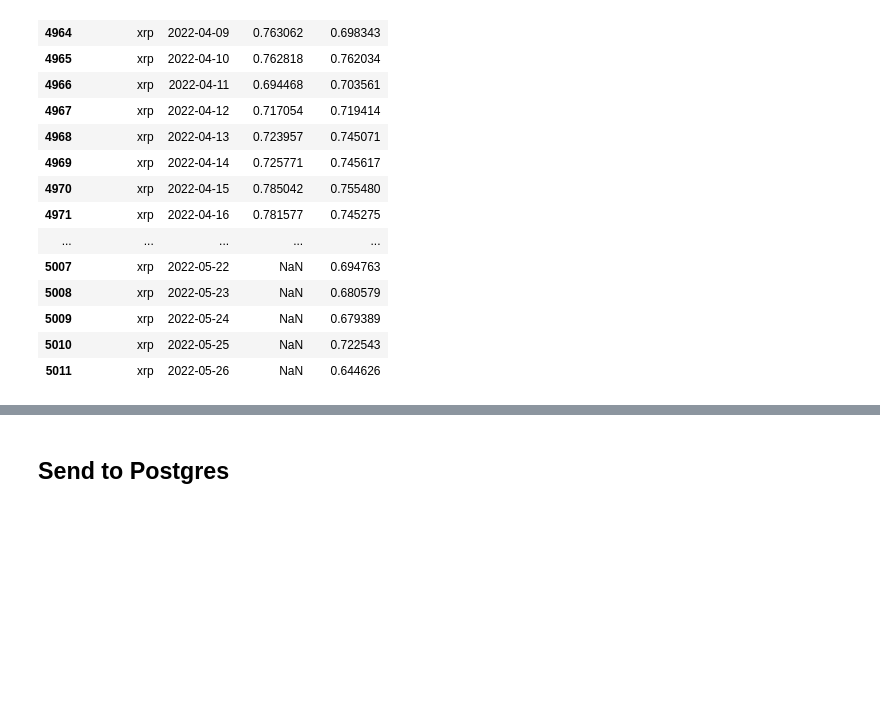
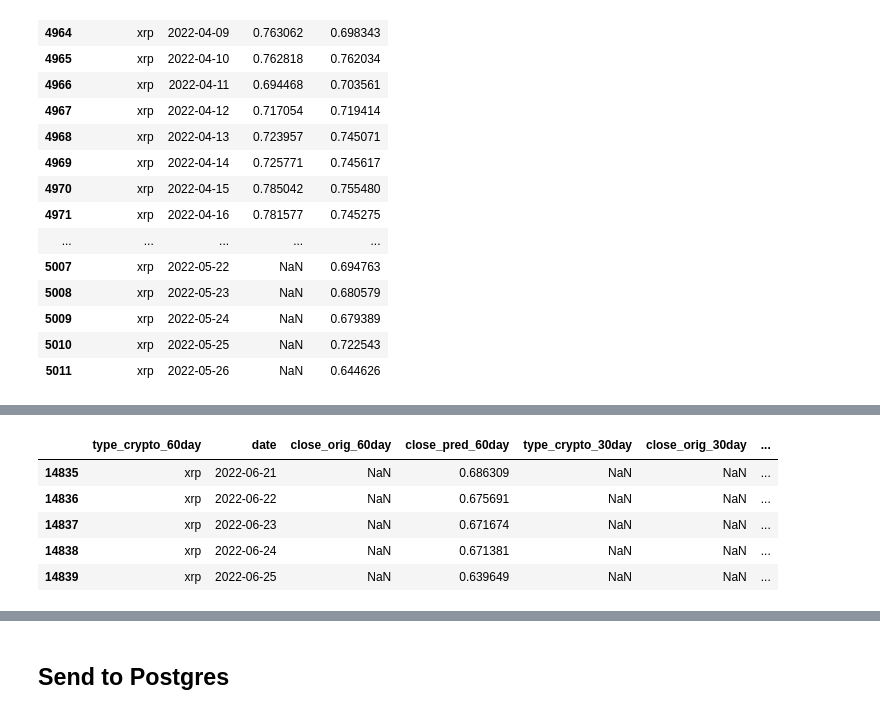
Before and after one commit to chabrian/crypto-predictor-model, a Jupyter notebook: MachineLearning/SupervisedModelCombined.ipynb, the cells around one changed output, grey strips where cells are left out. Saved outputs shown, nothing was run; the diff lists cells and outputs as text; code cells hidden in the pictures; blank space fills up the shorter version.

```diff
--- a/MachineLearning/SupervisedModelCombined.ipynb
+++ b/MachineLearning/SupervisedModelCombined.ipynb
@@ -283,0 +289,9 @@ plt.show()
+# %%
+predict_df_combined.tail()
+# %% [output]
+|  | type_crypto_60day | date | close_orig_60day | close_pred_60day | type_crypto_30day | close_orig_30day | ... |
+| 14835 | xrp | 2022-06-21 | NaN | 0.686309 | NaN | NaN | ... |
+| 14836 | xrp | 2022-06-22 | NaN | 0.675691 | NaN | NaN | ... |
+| 14837 | xrp | 2022-06-23 | NaN | 0.671674 | NaN | NaN | ... |
+| 14838 | xrp | 2022-06-24 | NaN | 0.671381 | NaN | NaN | ... |
+| 14839 | xrp | 2022-06-25 | NaN | 0.639649 | NaN | NaN | ... |
```
Also changed, not shown: parts of 28 cells of this notebook.
